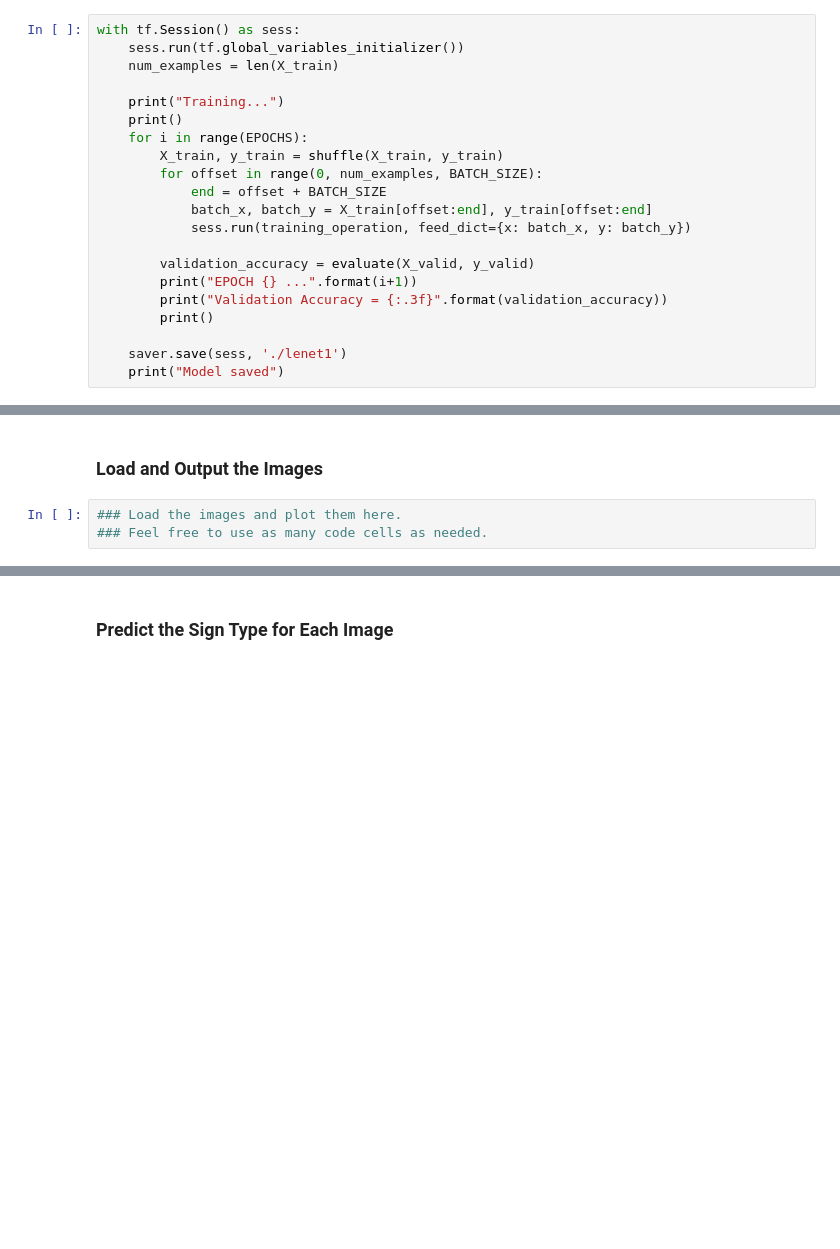
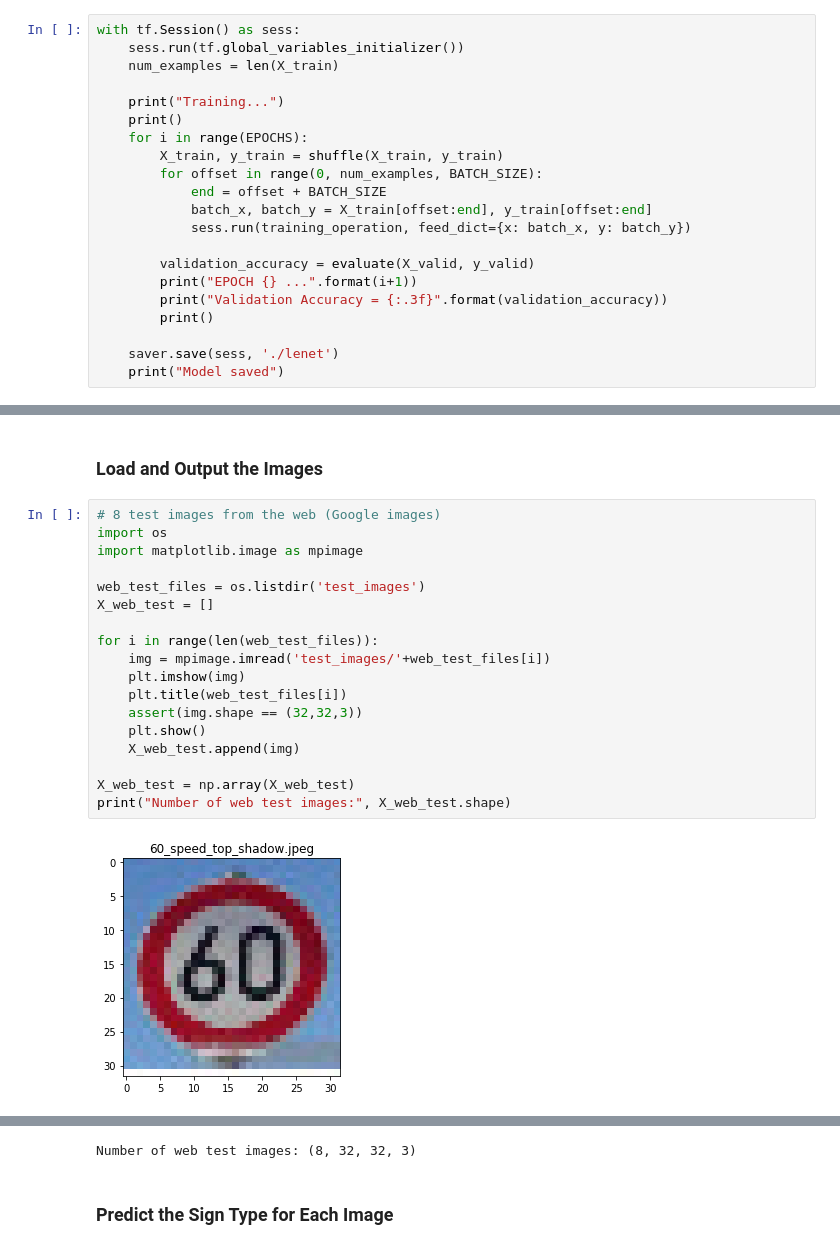
Before and after one commit to a-d-i/TrafficSignClassifier, a Jupyter notebook: Traffic_Sign_Classifier.ipynb, the cells around one changed output, grey strips where cells are left out. Saved outputs shown, nothing was run; the diff lists cells and outputs as text; blank space fills up the shorter version.

```diff
--- a/Traffic_Sign_Classifier.ipynb
+++ b/Traffic_Sign_Classifier.ipynb
@@ -328,7 +300,7 @@ with tf.Session() as sess:
         print("Validation Accuracy = {:.3f}".format(validation_accuracy))
         print()
 
-    saver.save(sess, './lenet1')
+    saver.save(sess, './lenet')
     print("Model saved")
 # %% [output]
 Training...
@@ -368,5 +358,22 @@ Test Accuracy = 0.932
 # %% [markdown]
 ### Load and Output the Images
-# %%
-### Load the images and plot them here.
-### Feel free to use as many code cells as needed.
+# %%
+# 8 test images from the web (Google images)
+import os
+import matplotlib.image as mpimage
+
+web_test_files = os.listdir('test_images')
+X_web_test = []
+
+for i in range(len(web_test_files)):
+    img = mpimage.imread('test_images/'+web_test_files[i])
+    plt.imshow(img)
+    plt.title(web_test_files[i])
+    assert(img.shape == (32,32,3))
+    plt.show()
+    X_web_test.append(img)
+
+X_web_test = np.array(X_web_test)
+print("Number of web test images:", X_web_test.shape)
+# %% [output]
+[figure, added]
@@ -373,3 +387,4 @@ Test Accuracy = 0.932
+Number of web test images: (8, 32, 32, 3)
 # %% [markdown]
 ### Predict the Sign Type for Each Image
 # %%
```
Also changed, not shown: parts of 23 cells of this notebook.
